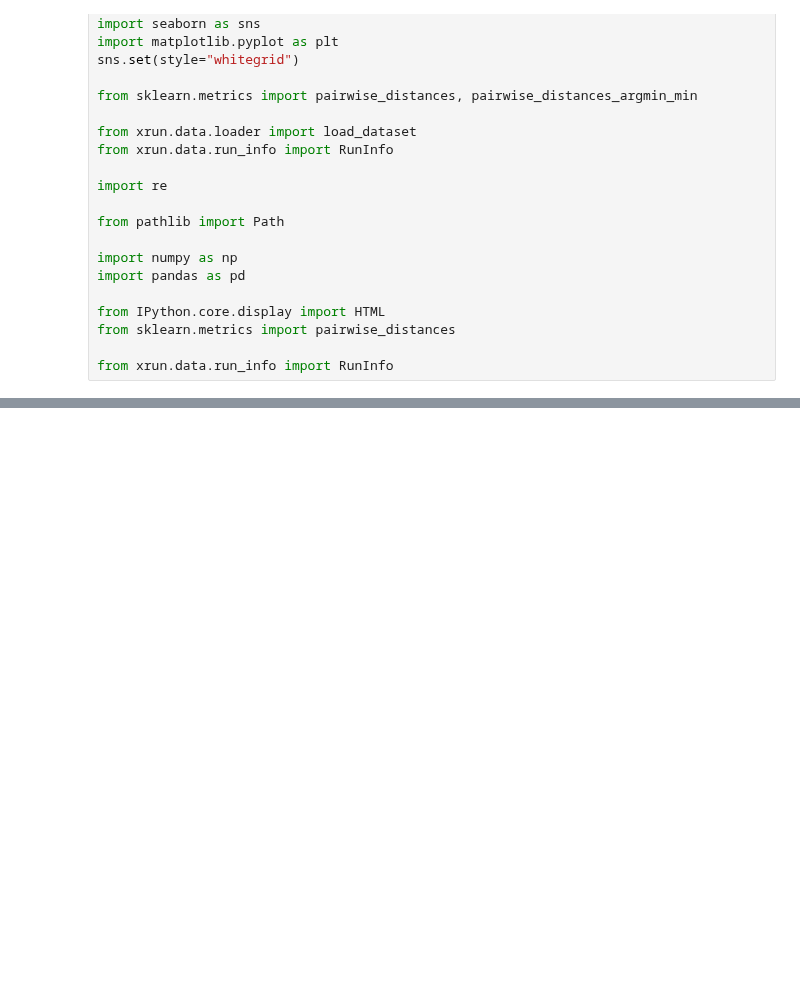
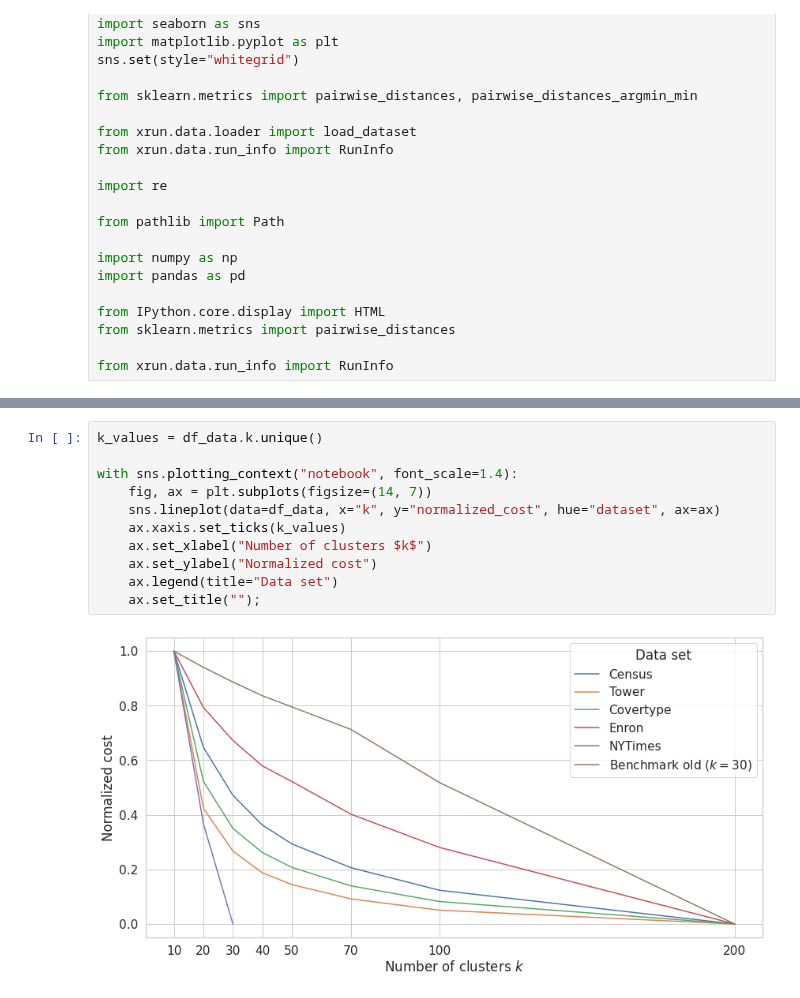
Before and after one commit to sheikhomar/coresets-bench, a Jupyter notebook: pynb/14-cost-curves.ipynb, the cells around one changed output, grey strips where cells are left out. Drawn from its saved outputs; the diff is of its cells as text; blank space fills up the shorter version.

```diff
--- a/pynb/14-cost-curves.ipynb
+++ b/pynb/14-cost-curves.ipynb
@@ -64 +67,14 @@ df_data
+# %%
+k_values = df_data.k.unique()
+
+with sns.plotting_context("notebook", font_scale=1.4):
+    fig, ax = plt.subplots(figsize=(14, 7))
+    sns.lineplot(data=df_data, x="k", y="normalized_cost", hue="dataset", ax=ax)
+    ax.xaxis.set_ticks(k_values)
+    ax.set_xlabel("Number of clusters $k$")
+    ax.set_ylabel("Normalized cost")
+    ax.legend(title="Data set")
+    ax.set_title("");
+# %% [output]
+[figure, added]
 # %%
```
Also changed, not shown: parts of 4 cells of this notebook.
